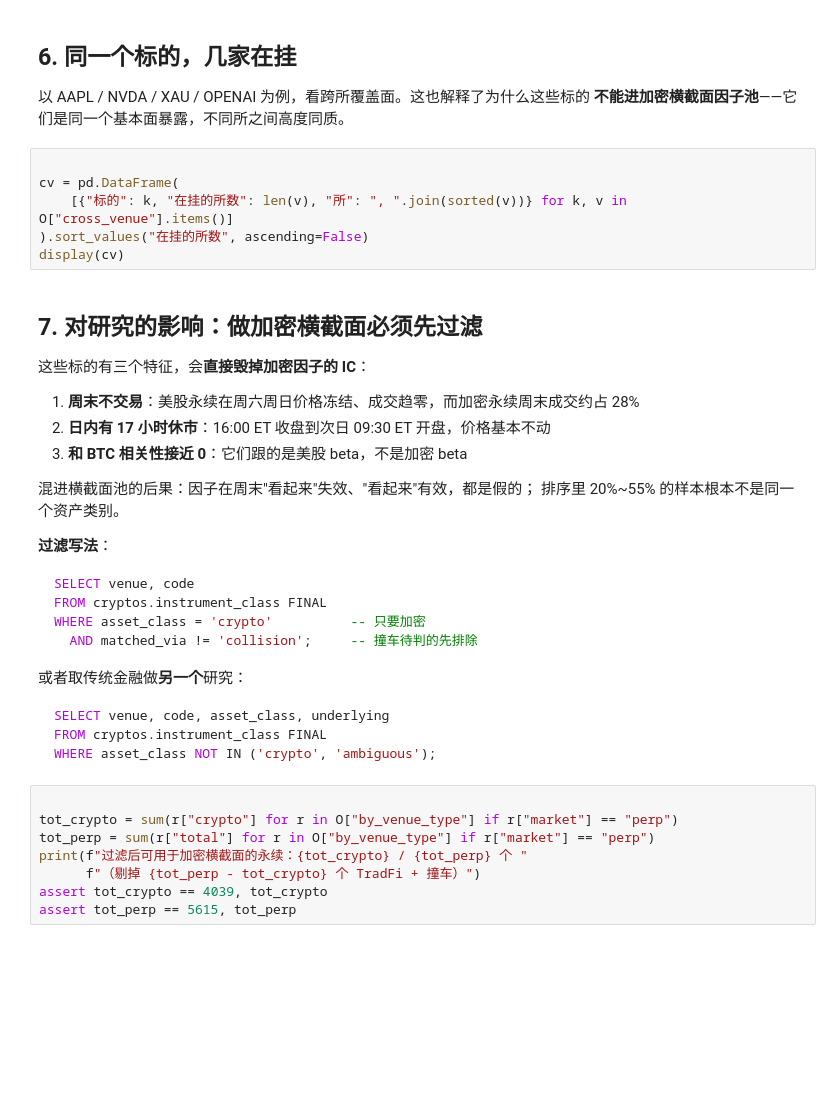
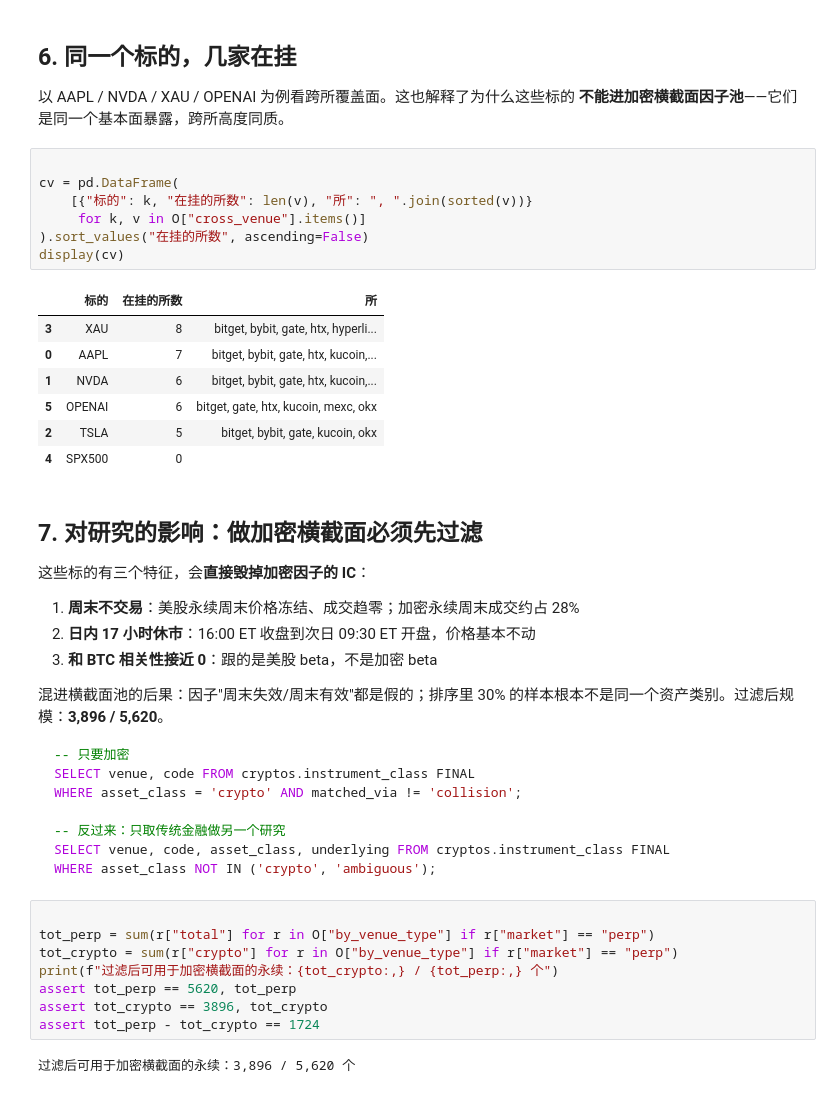
Before and after one commit to heavy163/pond, a Jupyter notebook: report/manual/tradfi_perp_survey/tradfi_perp_survey.ipynb, the cells around one changed output. Saved outputs shown, nothing was run; the diff lists cells and outputs as text; blank space fills up the shorter version.

````diff
--- a/report/manual/tradfi_perp_survey/tradfi_perp_survey.ipynb
+++ b/report/manual/tradfi_perp_survey/tradfi_perp_survey.ipynb
@@ -179,50 +262,54 @@ display(amb.groupby(["venue", "underlying"]).size().reset_index(name="条数"))
 # %% [markdown]
 ## 6. 同一个标的，几家在挂
 
-以 AAPL / NVDA / XAU / OPENAI 为例，看跨所覆盖面。这也解释了为什么这些标的
-**不能进加密横截面因子池**——它们是同一个基本面暴露，不同所之间高度同质。
+以 AAPL / NVDA / XAU / OPENAI 为例看跨所覆盖面。这也解释了为什么这些标的
+**不能进加密横截面因子池**——它们是同一个基本面暴露，跨所高度同质。
 # %%
 
 cv = pd.DataFrame(
-    [{"标的": k, "在挂的所数": len(v), "所": ", ".join(sorted(v))} for k, v in O["cross_venue"].items()]
+    [{"标的": k, "在挂的所数": len(v), "所": ", ".join(sorted(v))}
+     for k, v in O["cross_venue"].items()]
 ).sort_values("在挂的所数", ascending=False)
 display(cv)
+# %% [output]
+|  | 标的 | 在挂的所数 | 所 |
+| 3 | XAU | 8 | bitget, bybit, gate, htx, hyperli... |
+| 0 | AAPL | 7 | bitget, bybit, gate, htx, kucoin,... |
+| 1 | NVDA | 6 | bitget, bybit, gate, htx, kucoin,... |
+| 5 | OPENAI | 6 | bitget, gate, htx, kucoin, mexc, okx |
+| 2 | TSLA | 5 | bitget, bybit, gate, kucoin, okx |
+| 4 | SPX500 | 0 |  |
 # %% [markdown]
 ## 7. 对研究的影响：做加密横截面必须先过滤
 
 这些标的有三个特征，会**直接毁掉加密因子的 IC**：
 
-1. **周末不交易**：美股永续在周六周日价格冻结、成交趋零，而加密永续周末成交约占 28%
-2. **日内有 17 小时休市**：16:00 ET 收盘到次日 09:30 ET 开盘，价格基本不动
-3. **和 BTC 相关性接近 0**：它们跟的是美股 beta，不是加密 beta
+1. **周末不交易**：美股永续周末价格冻结、成交趋零；加密永续周末成交约占 28%
+2. **日内 17 小时休市**：16:00 ET 收盘到次日 09:30 ET 开盘，价格基本不动
+3. **和 BTC 相关性接近 0**：跟的是美股 beta，不是加密 beta
 
-混进横截面池的后果：因子在周末"看起来"失效、"看起来"有效，都是假的；
-排序里 20%~55% 的样本根本不是同一个资产类别。
-
-**过滤写法**：
+混进横截面池的后果：因子"周末失效/周末有效"都是假的；排序里 30%
+的样本根本不是同一个资产类别。过滤后规模：**3,896 / 5,620**。
 
 ```sql
-SELECT venue, code
-FROM cryptos.instrument_class FINAL
-WHERE asset_class = 'crypto'          -- 只要加密
-  AND matched_via != 'collision';     -- 撞车待判的先排除
-```
+-- 只要加密
+SELECT venue, code FROM cryptos.instrument_class FINAL
+WHERE asset_class = 'crypto' AND matched_via != 'collision';
 
-或者取传统金融做**另一个**研究：
-
-```sql
-SELECT venue, code, asset_class, underlying
-FROM cryptos.instrument_class FINAL
+-- 反过来：只取传统金融做另一个研究
+SELECT venue, code, asset_class, underlying FROM cryptos.instrument_class FINAL
 WHERE asset_class NOT IN ('crypto', 'ambiguous');
 ```
 # %%
 
+tot_perp = sum(r["total"] for r in O["by_venue_type"] if r["market"] == "perp")
 tot_crypto = sum(r["crypto"] for r in O["by_venue_type"] if r["market"] == "perp")
-tot_perp = sum(r["total"] for r in O["by_venue_type"] if r["market"] == "perp")
-print(f"过滤后可用于加密横截面的永续：{tot_crypto} / {tot_perp} 个 "
-      f"（剔掉 {tot_perp - tot_crypto} 个 TradFi + 撞车）")
-assert tot_crypto == 4039, tot_crypto
-assert tot_perp == 5615, tot_perp
+print(f"过滤后可用于加密横截面的永续：{tot_crypto:,} / {tot_perp:,} 个")
+assert tot_perp == 5620, tot_perp
+assert tot_crypto == 3896, tot_crypto
+assert tot_perp - tot_crypto == 1724
+# %% [output]
+过滤后可用于加密横截面的永续：3,896 / 5,620 个
 # %% [markdown]
 ## 8. 局限与下一步
 
````
Also changed, not shown: parts of 15 cells of this notebook, 1 other file.
